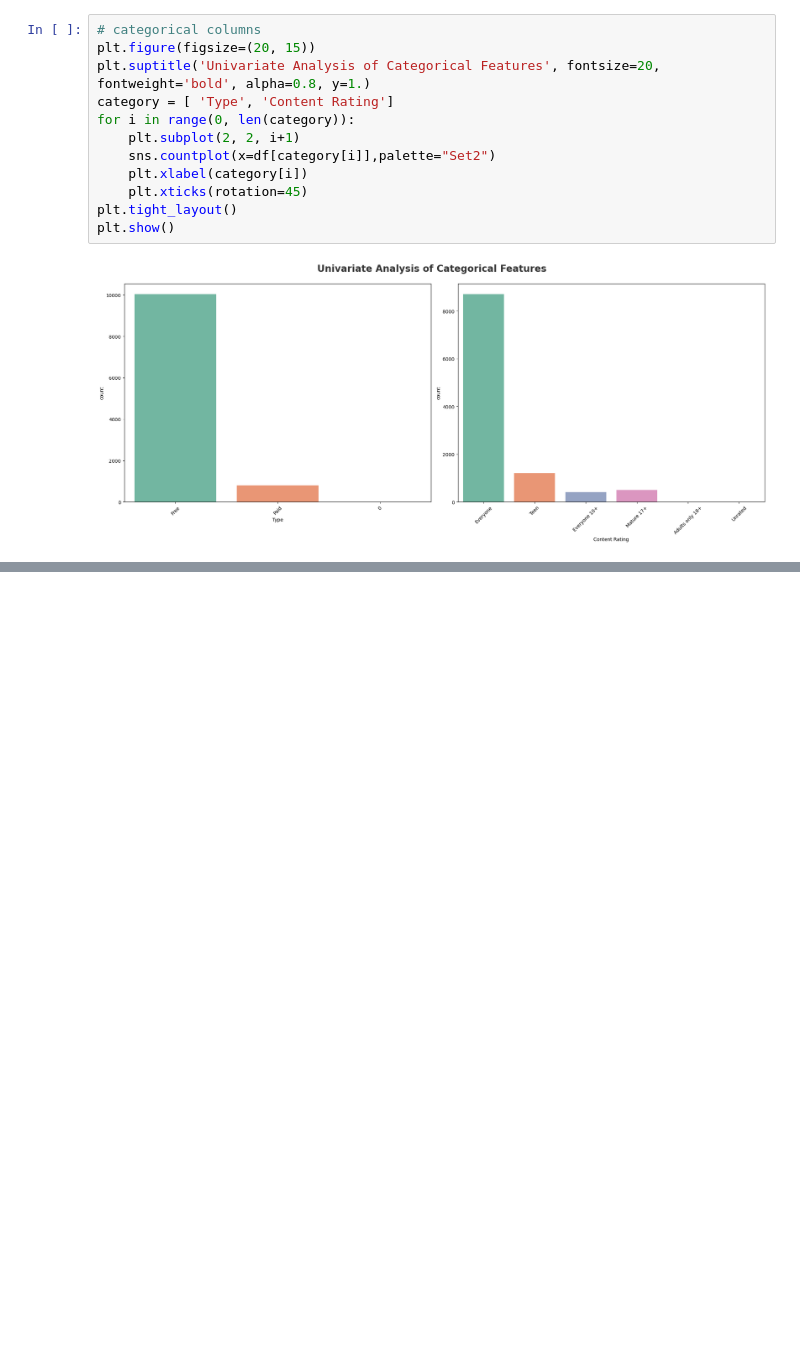
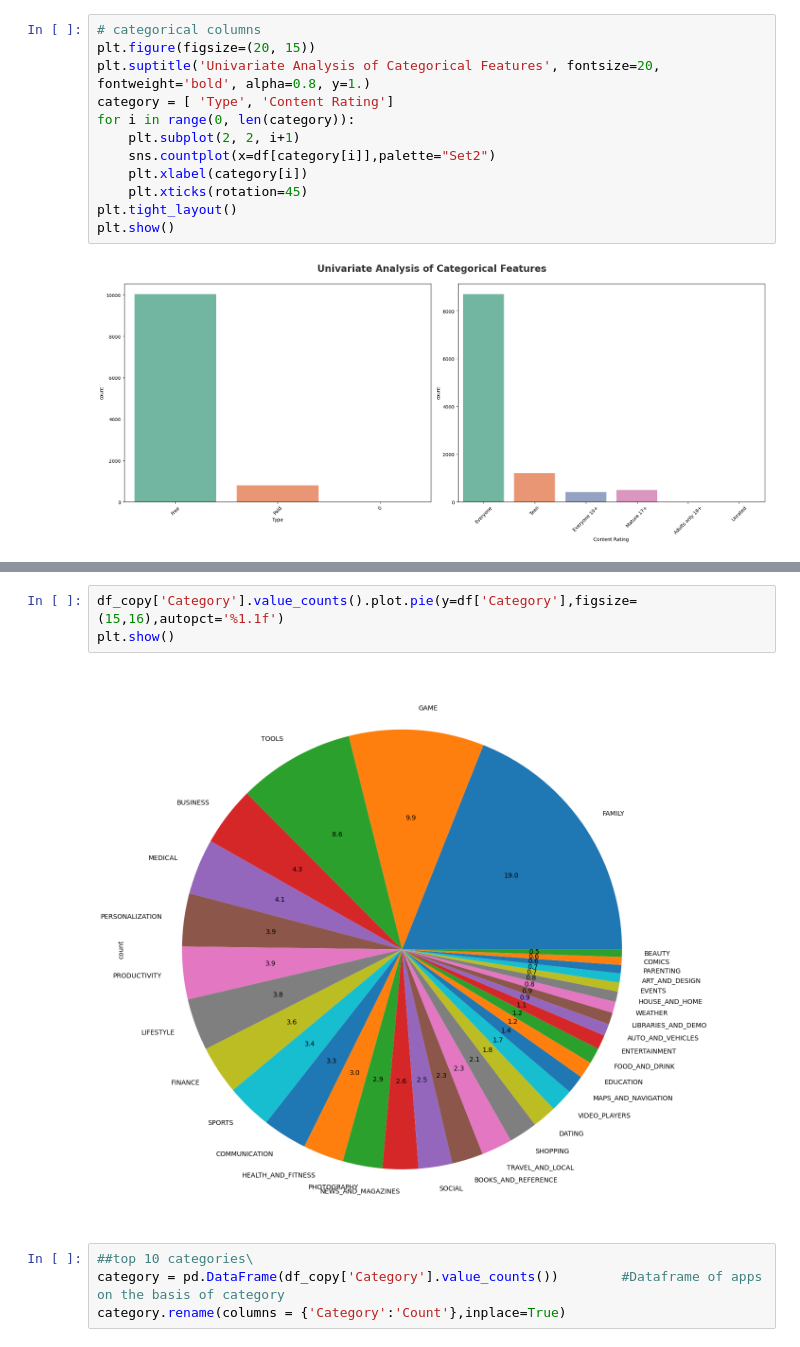
Before and after one commit to K4bir4/Data-Analytics, a Jupyter notebook: EDA exploratory data analysis/PlaystoreEDA.ipynb, the cells around one changed output, grey strips where cells are left out. Drawn from its saved outputs; the diff is of its cells as text; blank space fills up the shorter version.

```diff
--- a/EDA exploratory data analysis/PlaystoreEDA.ipynb
+++ b/EDA exploratory data analysis/PlaystoreEDA.ipynb
@@ -412,0 +429,9 @@ plt.show()
+# %%
+df_copy['Category'].value_counts().plot.pie(y=df['Category'],figsize=(15,16),autopct='%1.1f')
+plt.show()
+# %% [output]
+[figure, added]
+# %%
+##top 10 categories\
+category = pd.DataFrame(df_copy['Category'].value_counts())        #Dataframe of apps on the basis of category
+category.rename(columns = {'Category':'Count'},inplace=True)
```
Also changed, not shown: parts of 5 cells of this notebook.
